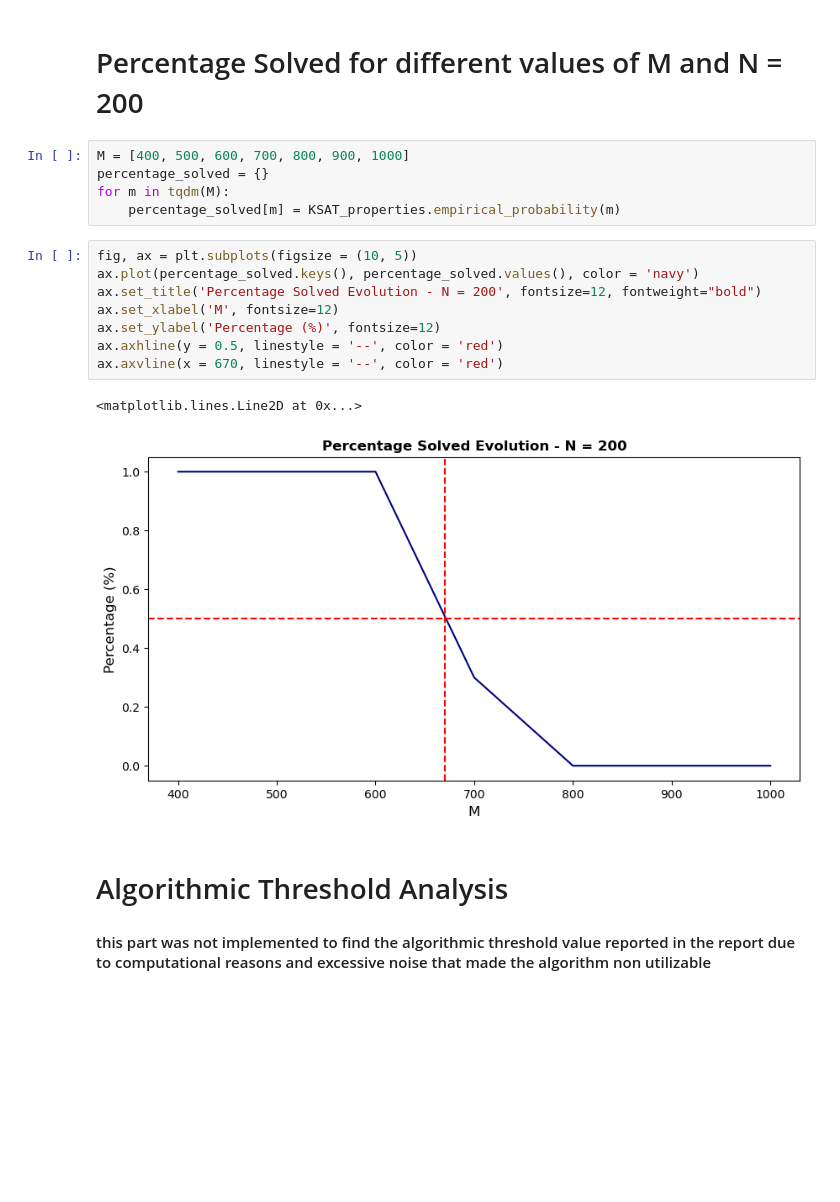
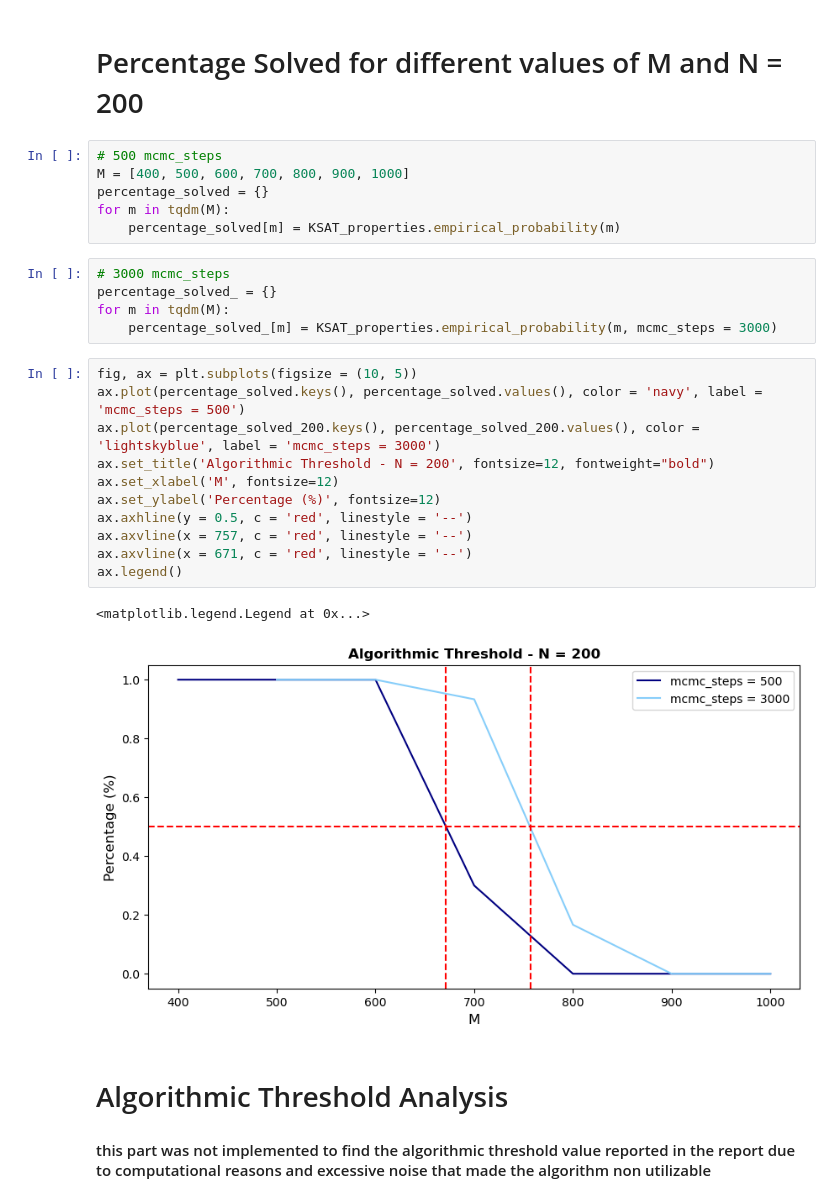
Before and after one commit to vittoriomanfriani/KSAT, a Jupyter notebook: Analysis.ipynb, the cells around one changed output. Cells and saved outputs as stored; diff of their text form; blank space fills up the shorter version.

```diff
--- a/Analysis.ipynb
+++ b/Analysis.ipynb
@@ -63,21 +63,30 @@ Text(0, 0.5, 'Acc. Rate')
 # %% [markdown]
 # Percentage Solved for different values of M and N = 200
 # %%
+# 500 mcmc_steps
 M = [400, 500, 600, 700, 800, 900, 1000]
 percentage_solved = {}
 for m in tqdm(M):
     percentage_solved[m] = KSAT_properties.empirical_probability(m)
+# %%
+# 3000 mcmc_steps
+percentage_solved_ = {}
+for m in tqdm(M):
+    percentage_solved_[m] = KSAT_properties.empirical_probability(m, mcmc_steps = 3000)
 # %%
 fig, ax = plt.subplots(figsize = (10, 5))
-ax.plot(percentage_solved.keys(), percentage_solved.values(), color = 'navy')
-ax.set_title('Percentage Solved Evolution - N = 200', fontsize=12, fontweight="bold")
+ax.plot(percentage_solved.keys(), percentage_solved.values(), color = 'navy', label = 'mcmc_steps = 500')
+ax.plot(percentage_solved_200.keys(), percentage_solved_200.values(), color = 'lightskyblue', label = 'mcmc_steps = 3000')
+ax.set_title('Algorithmic Threshold - N = 200', fontsize=12, fontweight="bold")
 ax.set_xlabel('M', fontsize=12)
 ax.set_ylabel('Percentage (%)', fontsize=12)
-ax.axhline(y = 0.5, linestyle = '--', color = 'red')
-ax.axvline(x = 670, linestyle = '--', color = 'red')
+ax.axhline(y = 0.5, c = 'red', linestyle = '--')
+ax.axvline(x = 757, c = 'red', linestyle = '--')
+ax.axvline(x = 671, c = 'red', linestyle = '--')
+ax.legend()
 # %% [output]
-<matplotlib.lines.Line2D at 0x...>
+<matplotlib.legend.Legend at 0x...>
-[figure, old version]
+[figure, new version]
 # %% [markdown]
 # Algorithmic Threshold Analysis
 #### this part was not implemented to find the algorithmic threshold value reported in the report due to computational reasons and excessive noise that made the algorithm non utilizable
```
Also changed, not shown: parts of 10 cells of this notebook, 1 other file.
